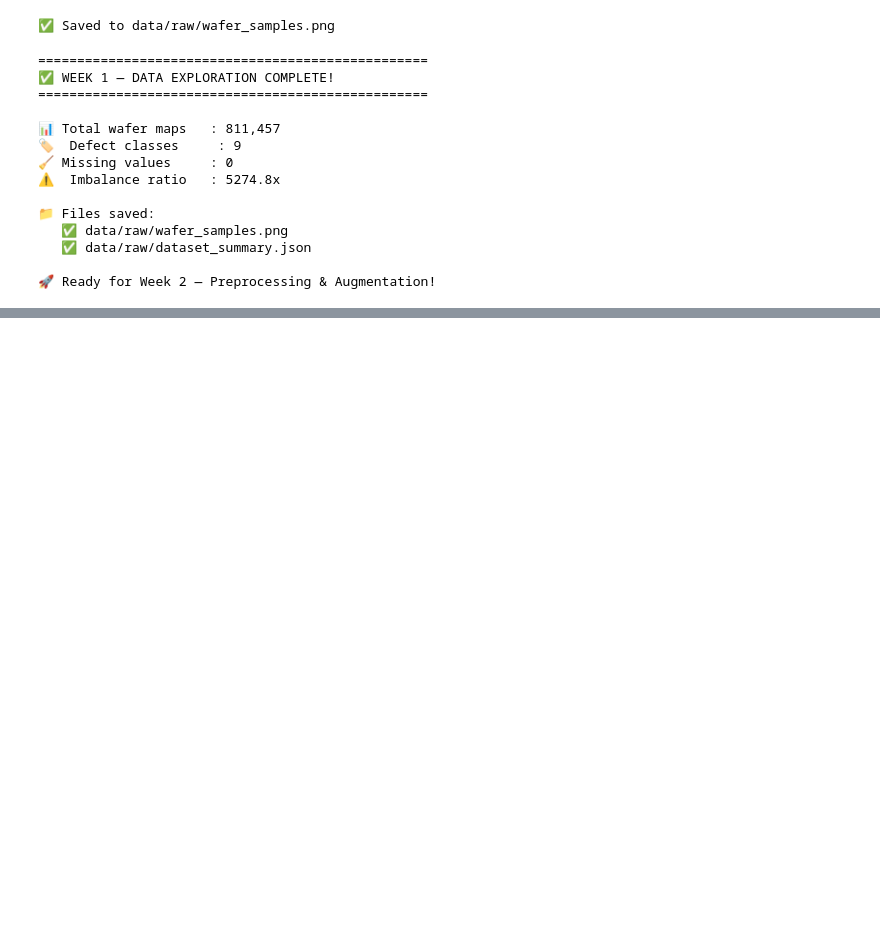
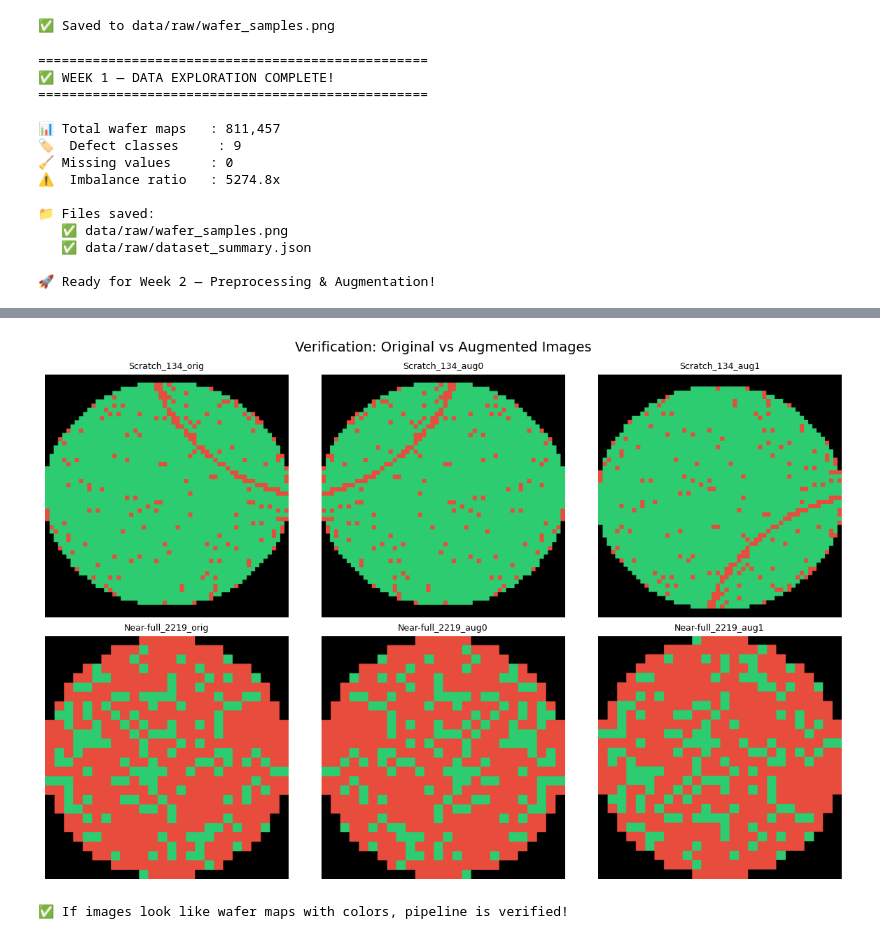
Before and after one commit to georgemi589-lgtm/semiconductor-defect-ai, a Jupyter notebook: notebooks/01_data_exploration.ipynb, the cells around one changed output, grey strips where cells are left out. Saved outputs shown, nothing was run; the diff lists cells and outputs as text; code cells hidden in the pictures; blank space fills up the shorter version.

```diff
--- a/notebooks/01_data_exploration.ipynb
+++ b/notebooks/01_data_exploration.ipynb
@@ -209,0 +327,31 @@ print(f"\n🚀 Ready for Week 2 — Preprocessing & Augmentation!")
+# %%
+# Cell 10: Verify test_run images look correct
+
+import matplotlib.pyplot as plt
+from pathlib import Path
+import cv2
+
+test_dir = Path("../data/processed/test_run")
+sample_files = list(test_dir.glob("Scratch_*orig*"))[:1] + \
+               list(test_dir.glob("Scratch_*aug*"))[:2] + \
+               list(test_dir.glob("Near-full_*orig*"))[:1] + \
+               list(test_dir.glob("Near-full_*aug*"))[:2]
+
+fig, axes = plt.subplots(2, 3, figsize=(12, 8))
+fig.suptitle('Verification: Original vs Augmented Images', fontsize=14)
+
+for idx, filepath in enumerate(sample_files):
+    img = cv2.imread(str(filepath))
+    img_rgb = cv2.cvtColor(img, cv2.COLOR_BGR2RGB)
+
+    ax = axes[idx // 3, idx % 3]
+    ax.imshow(img_rgb)
+    ax.set_title(filepath.stem, fontsize=9)
+    ax.axis('off')
+
+plt.tight_layout()
+plt.show()
+print("✅ If images look like wafer maps with colors, pipeline is verified!")
+# %% [output]
+[figure, added]
+✅ If images look like wafer maps with colors, pipeline is verified!
```
Also changed, not shown: parts of 2 cells of this notebook.
